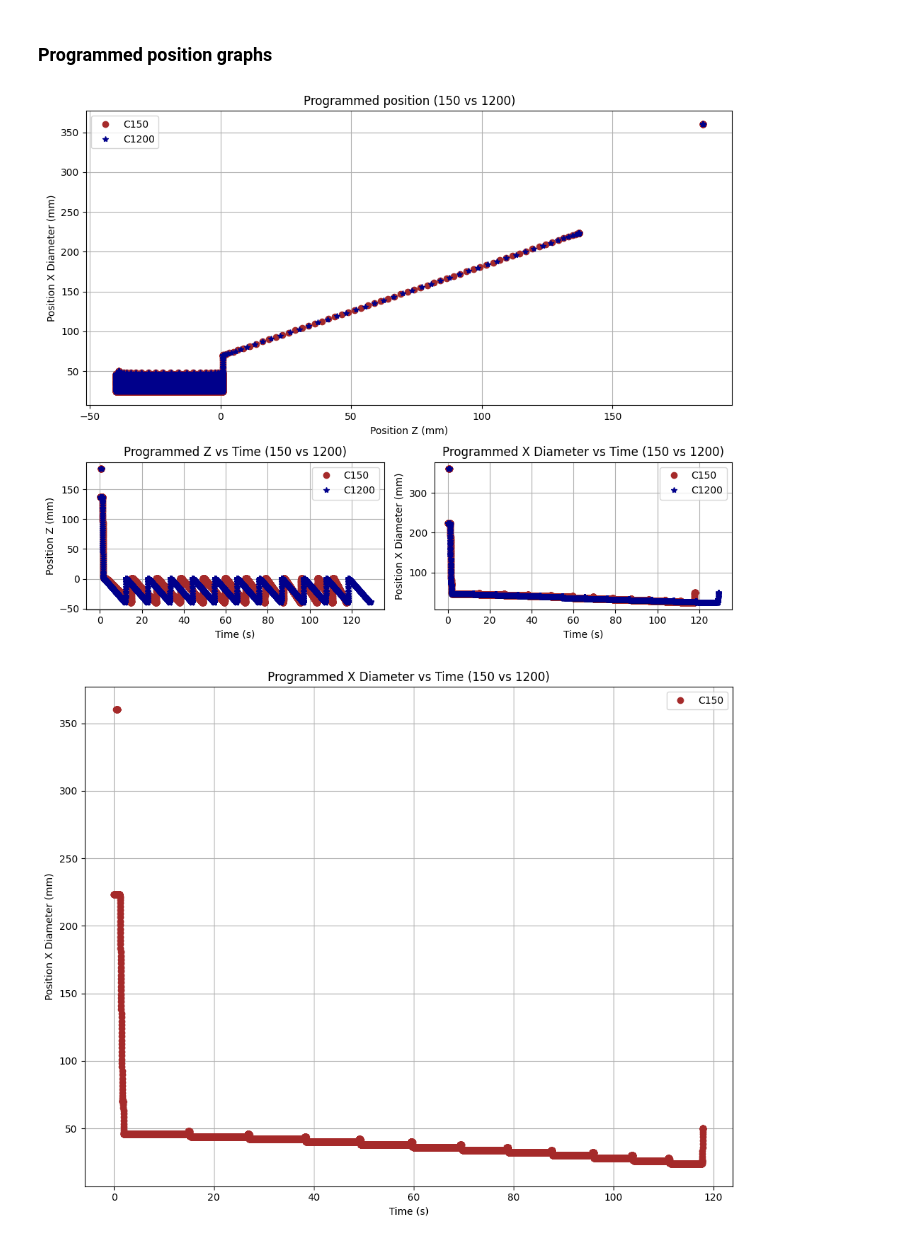
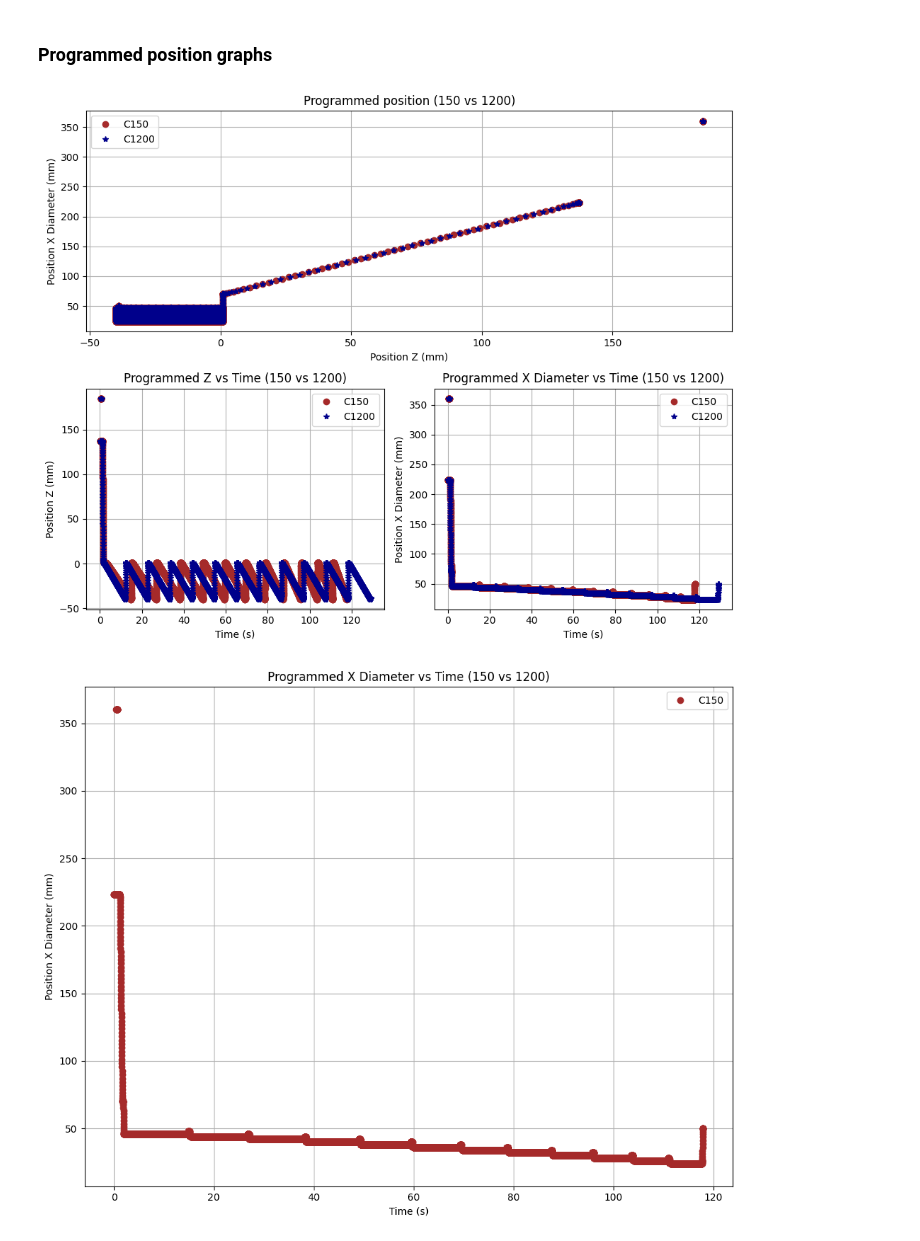
Before and after one commit to PaoloRos/MASSMa, a Jupyter notebook: turning_datas/chapter_2025-main/turn_data.ipynb, the cells around one changed output. Cells and saved outputs as stored; diff of their text form; code cells hidden in the pictures.

```diff
--- a/turning_datas/chapter_2025-main/turn_data.ipynb
+++ b/turning_datas/chapter_2025-main/turn_data.ipynb
@@ -82,7 +82,7 @@ Filt_energy_by_x_NC1200 = energy_by_x_NC1200[energy_by_x_NC1200['energy_kJ'] > 0
 # %%
 # Overall figure
 fig = plt.figure(figsize=(10,8))
-gs = gridspec.GridSpec(2, 2, height_ratios=[2,1])  # 2x2 grid
+gs = gridspec.GridSpec(2, 2, height_ratios=[1,1])  # 2x2 grid
 
 # Progammed positions X vs Z
 ax1 = fig.add_subplot(gs[0, :])
@@ -94,34 +94,34 @@ ax1.set_xlabel('Position Z (mm)')
 ax1.set_ylabel('Position X Diameter (mm)')
 ax1.set_title('Programmed position (150 vs 1200)')
 
 # Progammed position Z vs Time
 ax2 = fig.add_subplot(gs[1, 0])
 ax2.plot(dfC150['time'], dfC150['prog_pos_z'],
          label='C150', color='brown', marker='o', linestyle='none')
 ax2.plot(dfC1200['time'], dfC1200['prog_pos_z'],
          label='C1200', color='darkblue', marker='*', linestyle='none')
 ax2.set_xlabel('Time (s)')
 ax2.set_ylabel('Position Z (mm)')
 ax2.set_title('Programmed Z vs Time (150 vs 1200)')
 
 # Progammed position X Diameter vs Time
 ax3 = fig.add_subplot(gs[1, 1])
 ax3.plot(dfC150['time'], dfC150['prog_pos_x'],
          label='C150', color='brown', marker='o', linestyle='none')
 ax3.plot(dfC1200['time'], dfC1200['prog_pos_x'],
          label='C1200', color='darkblue', marker='*', linestyle='none')
 ax3.set_xlabel('Time (s)')
 ax3.set_ylabel('Position X Diameter (mm)')
 ax3.set_title('Programmed X Diameter vs Time (150 vs 1200)')
 
 for ax in [ax1, ax2, ax3]:
     ax.grid(True)
     ax.legend()
 
 plt.tight_layout()
 plt.show()
 # %% [output]
-[figure, old version]
+[figure, new version]
 # %%
 plt.figure(figsize=(10,8))
 plt.plot(dfC150['time'], dfC150['prog_pos_x'], label='C150', color='brown', marker='o', linestyle='none')
```
Also changed, not shown: 14 other files.
